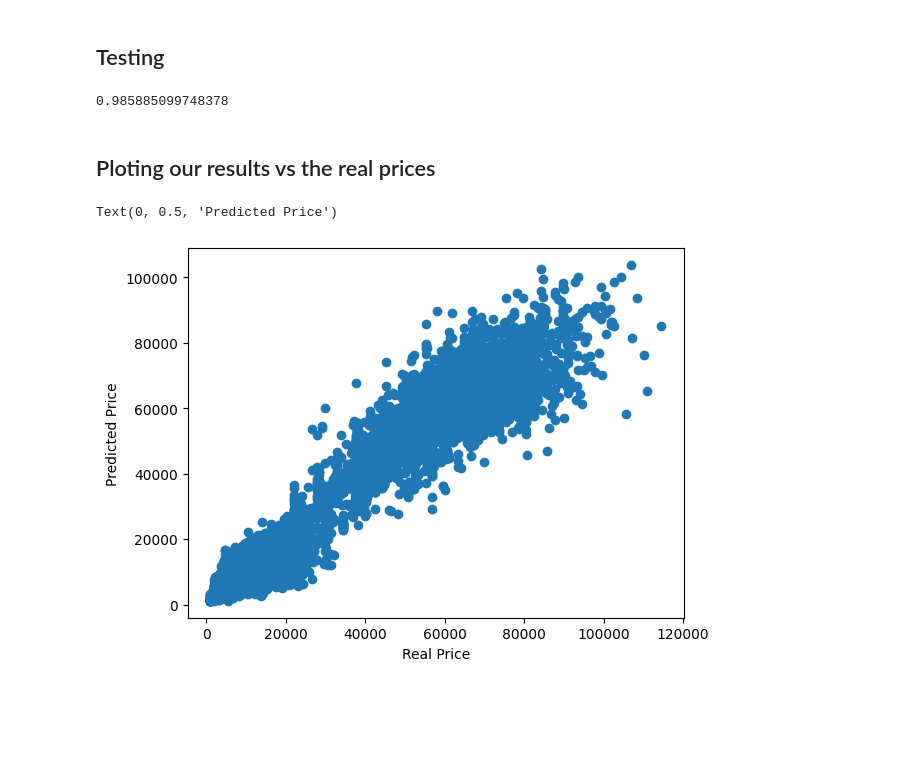
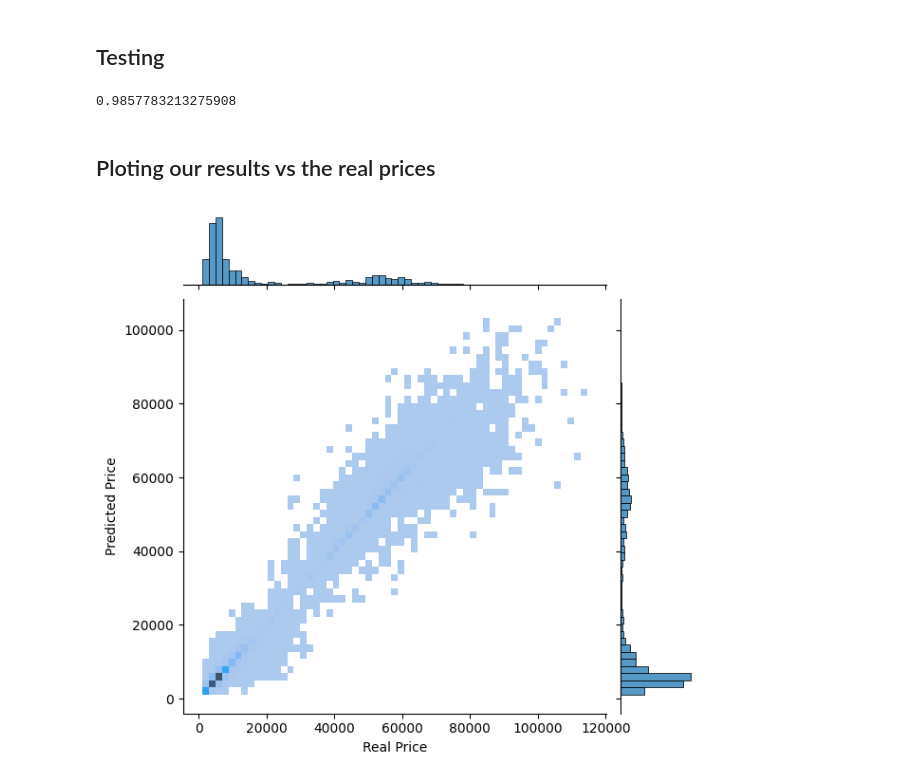
Before and after one commit to omarsalaheldiin/FlightPricePrediction, a Jupyter notebook: flightPricePrediction.ipynb, the cells around one changed output. Drawn from its saved outputs; the diff is of its cells as text; code cells hidden in the pictures; blank space fills up the shorter version.

Commit message:
changing the evaluation plot at the end

```diff
--- a/flightPricePrediction.ipynb
+++ b/flightPricePrediction.ipynb
@@ -7,5 +11,5 @@ import pandas as pd
 # %%
-data = pd.read_csv('Clean_Dataset.csv')
+data = pd.read_csv('/home/otsalah/myGithub/datasets/Clean_Dataset.csv')
 # %% [markdown]
 ## Understanding data
 # %%
@@ -200,6 +200,6 @@ RandomForestRegressor()
 # this is the R2 score
 model.score(X_test, y_test)
 # %% [output]
-0.985885099748378
+0.9857783213275908
 # %% [markdown]
 ## Ploting our results vs the real prices
@@ -208,9 +206,9 @@ import matplotlib.pyplot as plt
 # %%
 y_pred = model.predict(X_test)
 # %%
-plt.scatter(y_test, y_pred)
+sns.jointplot(x=y_test, y=y_pred, kind='hist')
 plt.xlabel('Real Price')
 plt.ylabel('Predicted Price')
+plt.show()
 # %% [output]
-Text(0, 0.5, 'Predicted Price')
-[figure, old version]
+[figure, new version]
```
Also changed, not shown: parts of 4 cells of this notebook.
